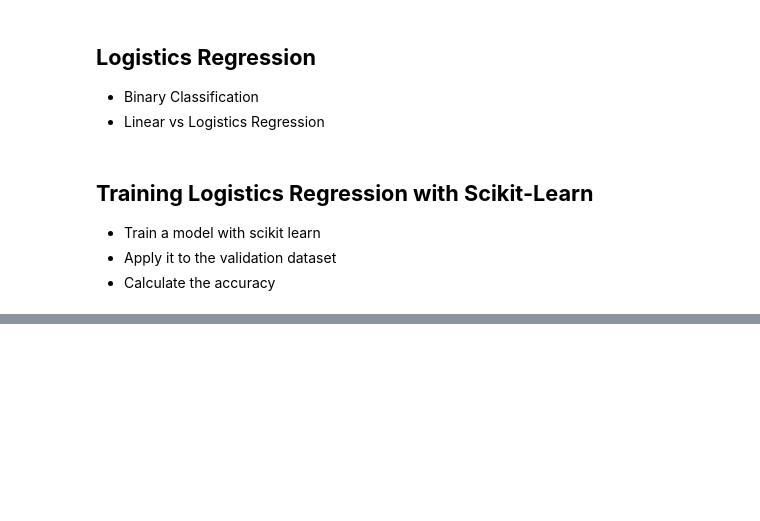
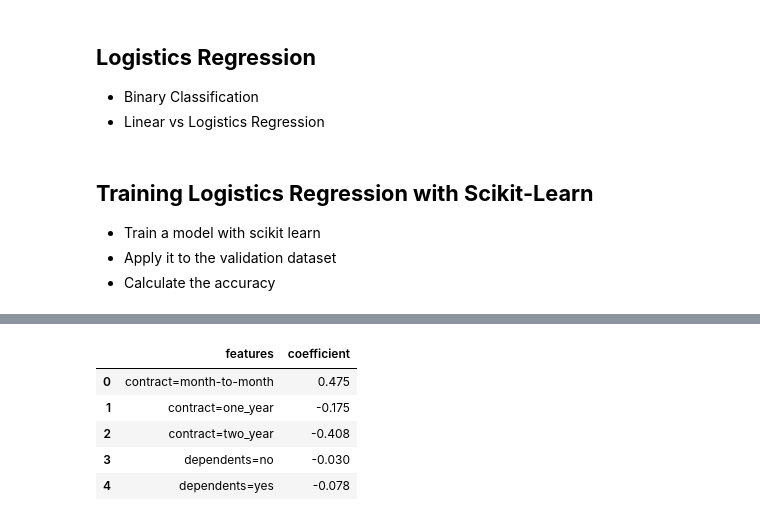
Before and after one commit to KingsleyElo/ml-zoomcamp-notes, a Jupyter notebook: Logistics regression/Logistics Regression.ipynb, the cells around one changed output, grey strips where cells are left out. Drawn from its saved outputs; the diff is of its cells as text; code cells hidden in the pictures; blank space fills up the shorter version.

```diff
--- a/Logistics regression/Logistics Regression.ipynb
+++ b/Logistics regression/Logistics Regression.ipynb
@@ -491,0 +595,13 @@ def logistic_regression(xi):
+# %%
+df_coef = pd.DataFrame(model.coef_[0].round(3))
+df_coef.index = list(dv.get_feature_names_out())
+df_coef = df_coef.reset_index()
+df_coef.columns = ['features', 'coefficient']
+df_coef.sort_values(by = ['features']).head()
+# %% [output]
+|  | features | coefficient |
+| 0 | contract=month-to-month | 0.475 |
+| 1 | contract=one_year | -0.175 |
+| 2 | contract=two_year | -0.408 |
+| 3 | dependents=no | -0.030 |
+| 4 | dependents=yes | -0.078 |
```
Also changed, not shown: parts of 14 cells of this notebook.
